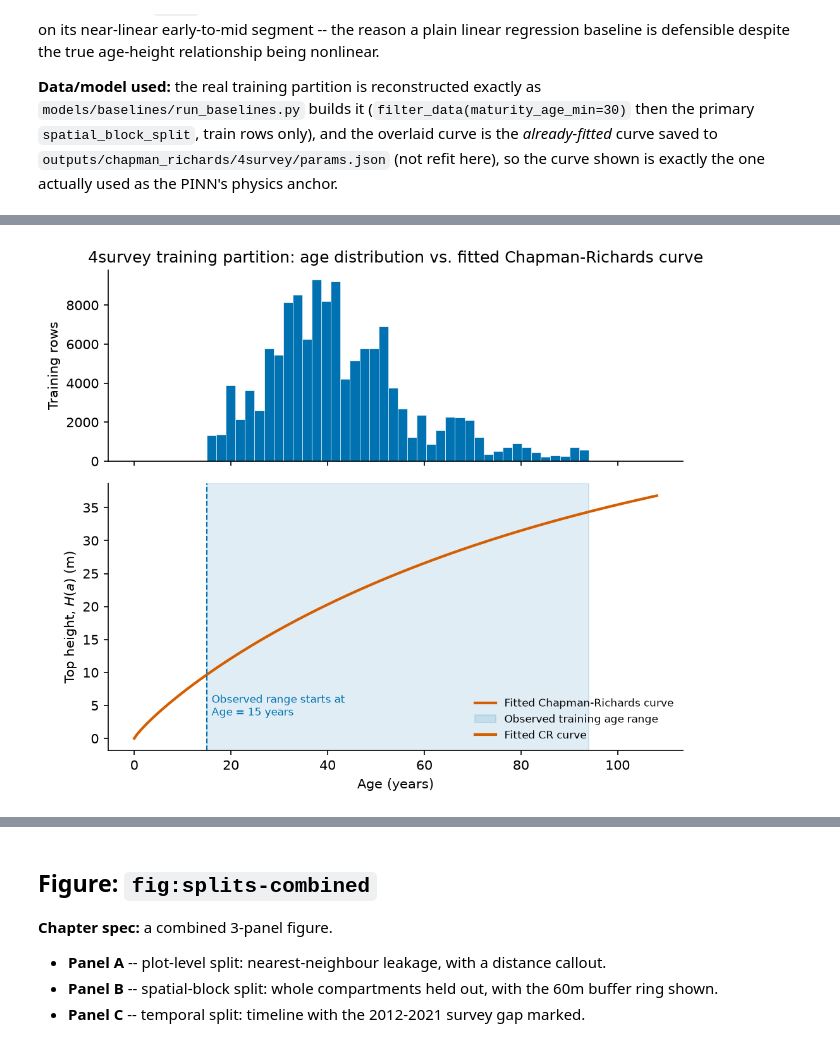
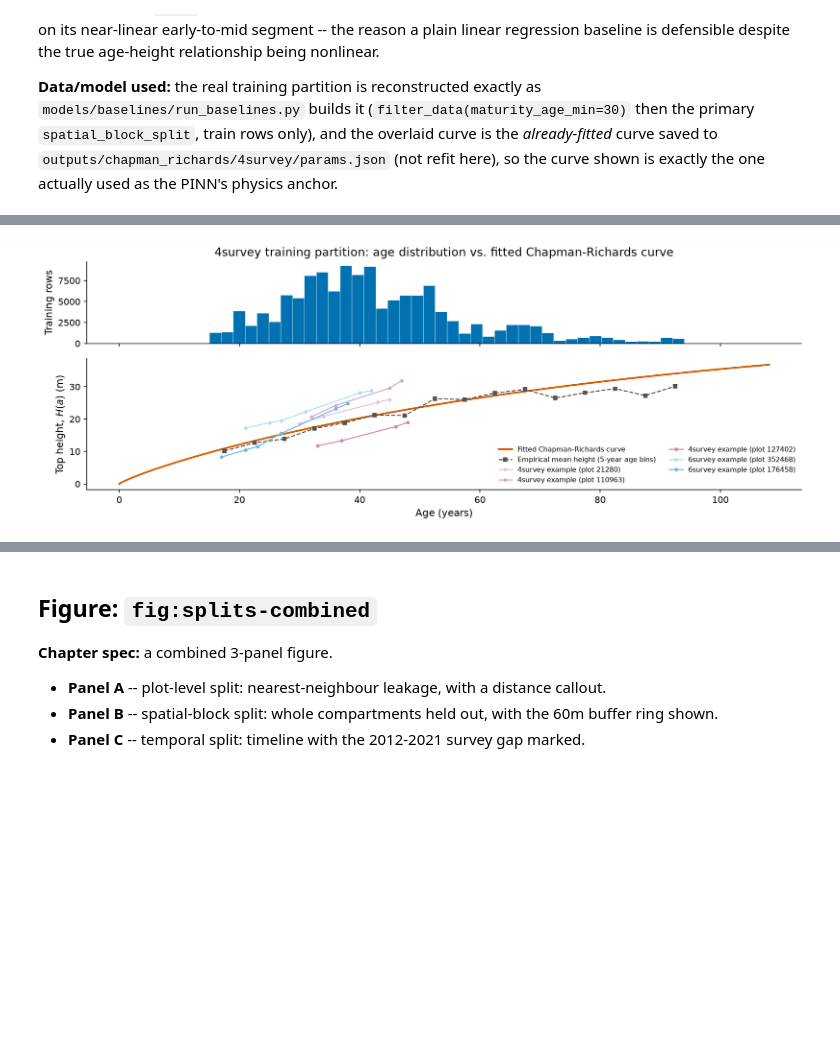
Before and after one commit to shreeyagorasia/forest_diss, a Jupyter notebook: documentation/august_draft/4_Chapter_methodology/methodology_figures.ipynb, the cells around one changed output, grey strips where cells are left out. Cells and saved outputs as stored; diff of their text form; code cells hidden in the pictures; blank space fills up the shorter version.

```diff
--- a/documentation/august_draft/4_Chapter_methodology/methodology_figures.ipynb
+++ b/documentation/august_draft/4_Chapter_methodology/methodology_figures.ipynb
@@ -55,10 +56,12 @@ figures will be saved to: /Users/shreeyagorasia/UoE_Docs/Dissertation/forest_dis
 # %%
 import json
 
+import matplotlib.colors as mcolors
 import matplotlib.pyplot as plt
 import numpy as np
 import pandas as pd
 from matplotlib.patches import FancyArrowPatch, FancyBboxPatch, Rectangle
+from matplotlib.ticker import FuncFormatter
 
 # Figures are for a printed PDF (no hover/interactivity), so this notebook keeps to the
 # print-relevant parts of the dataviz skill: a fixed, colourblind-safe categorical palette,
@@ -81,6 +84,20 @@ COLOR_BUFFER = "#999999"     # neutral grey -- excluded/removed rows
 COLOR_CURVE = "#D55E00"      # vermillion -- fitted model / analytical curve
 COLOR_NEUTRAL_BOX = "#F0F0F0"  # schematic-diagram box fill
 COLOR_NEUTRAL_EDGE = "#555555"  # schematic-diagram box edge
+COLOR_EXAMPLE_4SURVEY = "#CC79A7"  # reddish purple -- individual 4survey example plots (age-linearity figure only)
+COLOR_EXAMPLE_6SURVEY = "#56B4E9"  # sky blue -- individual 6survey example plots (age-linearity figure only)
+
+
+def lighten_color(hex_color, blend_toward_white):
+    # Mixes hex_color with white -- e.g. blend_toward_white=0.7 gives a colour that is 70%
+    # of the way to white, a much softer/lighter tint than lowering alpha would give (alpha
+    # blending can look muddy once it overlaps a line or another shaded region; a flat
+    # lighter colour stays clean no matter what it sits on top of).
+    original_rgb = np.array(mcolors.to_rgb(hex_color))
+    white_rgb = np.array([1.0, 1.0, 1.0])
+    lightened_rgb = original_rgb + (white_rgb - original_rgb) * blend_toward_white
+    return tuple(lightened_rgb)
+
 
 print("Setup complete.")
 # %% [output]
@@ -144,47 +238,67 @@ Loaded fitted CR params: {'y_max': 51.96307116000001, 'k': 0.010287895198776128,
 # %%
 # Two panels stacked on a shared x-axis (age), rather than one panel with two y-axes
 # (counts vs. metres) -- a dual-axis chart with two different y-scales is misleading (see the
 # dataviz skill's anti-patterns), so a shared x-axis with two honestly-scaled panels is used
-# instead.
+# instead. Wide and short (rather than the previous tall, roughly-square layout), to match
+# how this figure actually sits on a document page.
 fig, (ax_hist, ax_curve) = plt.subplots(
-    2, 1, figsize=(7, 6), sharex=True, gridspec_kw={"height_ratios": [1, 1.4]},
+    2, 1, figsize=(12, 4.5), sharex=True, gridspec_kw={"height_ratios": [1, 1.6]},
 )
 
 # --- Top panel: age histogram of the training partition ---
 ax_hist.hist(train_df[AGE_COL], bins=40, color=COLOR_TRAIN, edgecolor="white", linewidth=0.3)
-ax_hist.set_ylabel("Training rows")
-ax_hist.set_title(f"{COHORT} training partition: age distribution vs. fitted Chapman-Richards curve")
+ax_hist.set_ylabel("Training rows", fontsize=11)
+ax_hist.set_title(f"{COHORT} training partition: age distribution vs. fitted Chapman-Richards curve", fontsize=13)
+ax_hist.tick_params(labelsize=10)
 
-# --- Bottom panel: fitted CR curve over the same age range, observed range highlighted ---
 age_min_observed = train_df[AGE_COL].min()
 age_max_observed = train_df[AGE_COL].max()
 
 # Curve is drawn from age 0 so the reader can see the full sigmoid shape, not just the
-# observed slice -- the observed range is then highlighted on top of it.
+# observed slice.
 age_full_range = np.linspace(0, age_max_observed * 1.15, 300)
 height_full_range = chapman_richards(age_full_range, cr_params["y_max"], cr_params["k"], cr_params["p"])
 ax_curve.plot(age_full_range, height_full_range, color=COLOR_CURVE, linewidth=2, label="Fitted Chapman-Richards curve")
 
-# Shade the observed training-age window directly on the curve panel.
-ax_curve.axvspan(age_min_observed, age_max_observed, color=COLOR_TRAIN, alpha=0.12, label="Observed training age range")
-ax_curve.axvline(age_min_observed, color=COLOR_TRAIN, linewidth=1, linestyle="--")
+# Empirical mean height per 5-year age band, computed directly from the same training
+# partition as the histogram above -- lets the reader see how closely the fitted curve
+# actually tracks the raw data's own average, rather than just asserting it does.
+age_bin_width = 5
+train_df["_age_bin"] = (train_df[AGE_COL] // age_bin_width) * age_bin_width
+binned_mean_height = train_df.groupby("_age_bin")[HEIGHT_COL].mean()
+ax_curve.plot(
+    binned_mean_height.index + age_bin_width / 2, binned_mean_height.values,
+    color=COLOR_NEUTRAL_EDGE, marker="s", markersize=4, linewidth=1.2, linestyle="--",
+    label=f"Empirical mean height ({age_bin_width}-year age bins)",
+)
 
-# Direct label instead of a legend box, placed near the shaded band itself.
-ax_curve.text(
-    age_min_observed + 1, height_full_range.max() * 0.08,
-    f"Observed range starts at\nAge = {age_min_observed:.0f} years",
-    color=COLOR_TRAIN, fontsize=8, va="bottom",
-)
-ax_curve.plot([], [], color=COLOR_CURVE, linewidth=2, label="Fitted CR curve")  # legend proxy
+# Overlay the real example plots' actual (age, height) trajectories -- a light shade per
+# plot within each cohort's own colour family (COLOR_EXAMPLE_4SURVEY / COLOR_EXAMPLE_6SURVEY),
+# distinct from the curve (vermillion) and the empirical mean (grey dashed). Each example is
+# a REAL plot's own data, not a synthetic curve, so it is drawn as markers connected by a
+# thin line rather than a smooth curve.
+example_groups = [
+    (four_survey_examples, COLOR_EXAMPLE_4SURVEY, "4survey"),
+    (six_survey_examples, COLOR_EXAMPLE_6SURVEY, "6survey"),
+]
+for examples_dict, base_color, cohort_label in example_groups:
+    # Blend fractions spread the lines from a fairly light shade to a slightly darker one, so
+    # multiple examples from the same cohort are distinguishable from each other while all
+    # staying visually secondary to the bold, un-blended average curve.
+    blend_fractions = np.linspace(0.55, 0.1, len(examples_dict))
+    for (plot_id, plot_df), blend in zip(examples_dict.items(), blend_fractions):
+        ax_curve.plot(
+            plot_df[AGE_COL], plot_df[HEIGHT_COL],
+            color=lighten_color(base_color, blend), marker="o", markersize=3, linewidth=1.2,
+            label=f"{cohort_label} example (plot {plot_id})",
+        )
 
-ax_curve.set_xlabel("Age (years)")
-ax_curve.set_ylabel("Top height, $H(a)$ (m)")
-ax_curve.legend(loc="lower right", frameon=False, fontsize=8)
+ax_curve.set_xlabel("Age (years)", fontsize=11)
+ax_curve.set_ylabel("Top height, $H(a)$ (m)", fontsize=11)
+ax_curve.tick_params(labelsize=10)
+ax_curve.legend(loc="lower right", frameon=False, fontsize=7.5, ncol=2)
 
 plt.tight_layout()
-out_path = FIGURES_DIR / "age_linearity.png"
-plt.savefig(out_path)
 plt.show()
-print("Saved ->", out_path)
 # %% [output]
-[figure, old version]
+[figure, new version]
```
Also changed, not shown: parts of 27 cells of this notebook, 7 other files.
